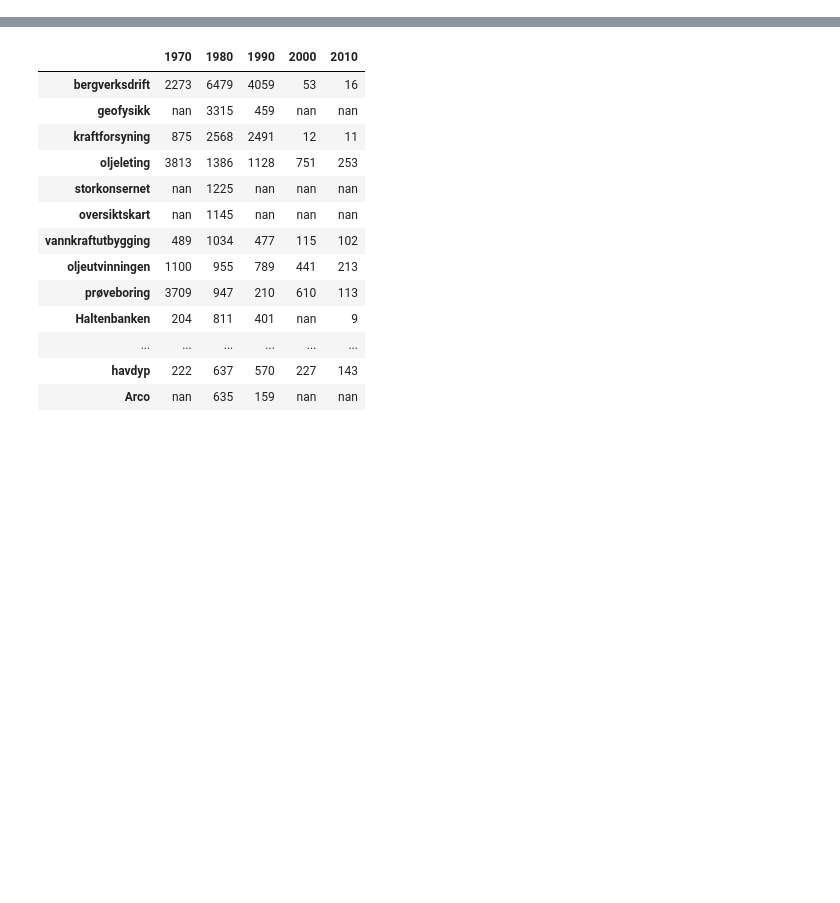
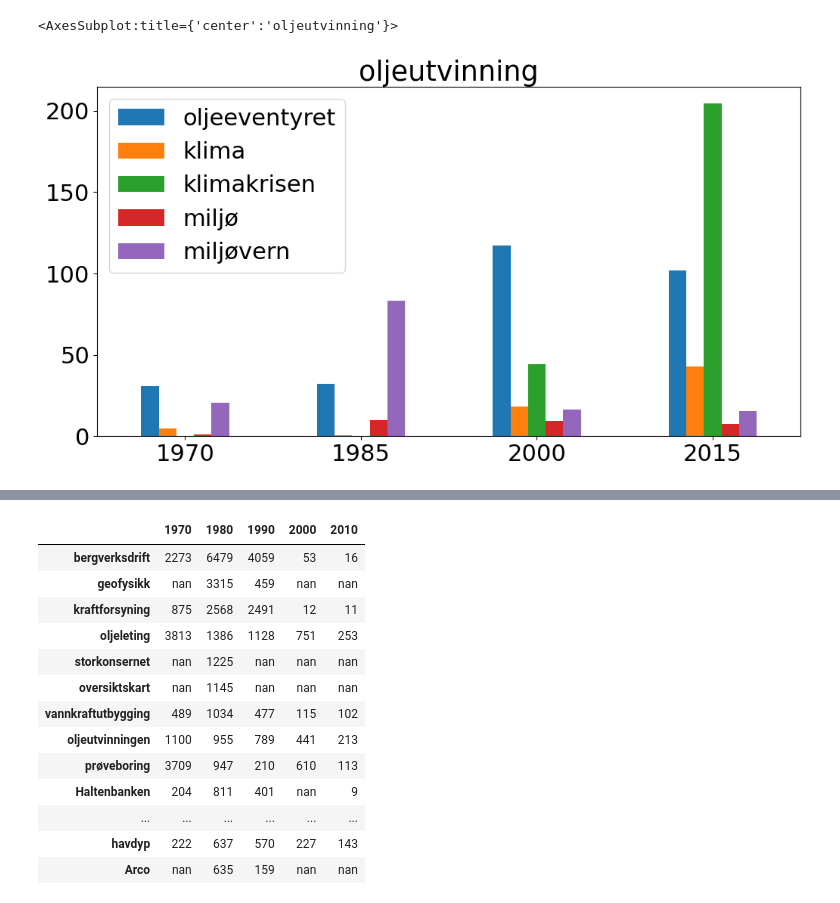
Before and after one commit to Yoonsen/Serie112, a Jupyter notebook: fredag20okt.ipynb, the cells around one changed output, grey strips where cells are left out. Saved outputs shown, nothing was run; the diff lists cells and outputs as text; code cells hidden in the pictures; blank space fills up the shorter version.

```diff
--- a/fredag20okt.ipynb
+++ b/fredag20okt.ipynb
@@ -34,0 +40,3 @@ a = coll_periods(doc="digavis",
+# %%
+b = coll_periods(doc="digavis",
+            fy=1970, ty=2020,period=15, word= 'oljeutvinning', ref=tot.freq)
@@ -45,0 +87,8 @@ a.loc[[x for x in "oljeeventyret Nordsjøen klima klimakrisen klimakrise miljø
+# %%
+import matplotlib.pyplot as plt
+plt.rcParams.update({'font.size': 22})
+# %%
+b.loc[[x for x in "oljeeventyret klima klimakrisen miljø miljøvern".split() if x in a.index]].transpose().plot(kind="bar",figsize=(12,6),title="oljeutvinning", rot=0)
+# %% [output]
+<AxesSubplot:title={'center':'oljeutvinning'}>
+[figure, added]
```
Also changed, not shown: parts of 6 cells of this notebook, 1 other file.
